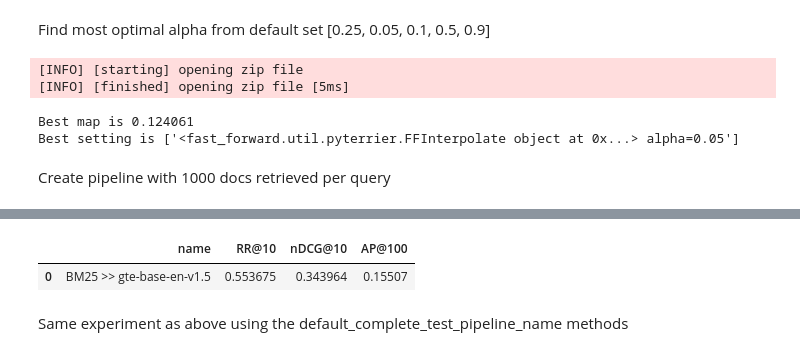
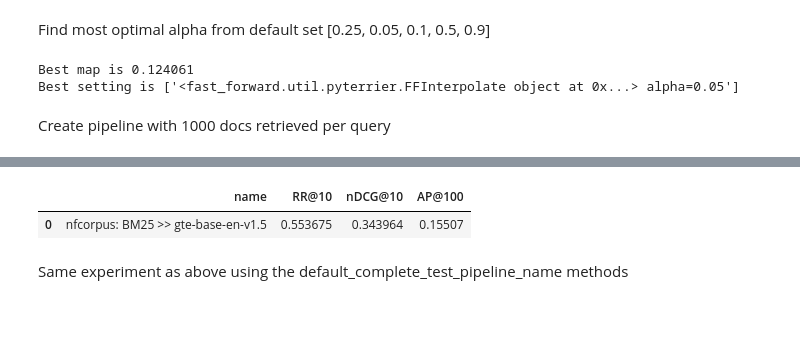
Before and after one commit to anistor09/Neural_Ranking_Models, a Jupyter notebook: gte-base-en-v1.5/experiments/experiments.py.ipynb, the cells around one changed output, grey strips where cells are left out. Saved outputs shown, nothing was run; the diff lists cells and outputs as text; code cells hidden in the pictures; blank space fills up the shorter version.

```diff
--- a/gte-base-en-v1.5/experiments/experiments.py.ipynb
+++ b/gte-base-en-v1.5/experiments/experiments.py.ipynb
@@ -35,5 +32,5 @@ Testing the sparse retrieval
 from experiments_helper import run_single_experiment_name
 
 dataset_test_name = "irds:beir/nfcorpus/test"
-run_single_experiment_name(retriever, dataset_test_name, eval_metrics, "BM25")
+time_fct(run_single_experiment_name, retriever, dataset_test_name, eval_metrics, dataset_name + ": BM25")
 # %% [output]
@@ -61,10 +59,8 @@ dev_set_name = "irds:beir/nfcorpus/dev"
 pipeline_find_alpha = retriever % 100 >> ff_score >> ff_int
 find_optimal_alpha_name(pipeline_find_alpha, ff_int, dev_set_name)
 # %% [output]
-[INFO] [starting] opening zip file
-[INFO] [finished] opening zip file [5ms]
+Best map is 0.124061
+Best setting is ['<fast_forward.util.pyterrier.FFInterpolate object at 0x...> alpha=0.05']
-Best map is 0.124061
-Best setting is ['<fast_forward.util.pyterrier.FFInterpolate object at 0x...> alpha=0.05']
 # %% [markdown]
 Create pipeline with 1000 docs retrieved per query
 # %%
@@ -73,5 +69,7 @@ from experiments_helper import run_single_experiment_name
 dataset_test_name = "irds:beir/nfcorpus/test"
 
 pipeline = retriever % 1000 >> ff_score >> ff_int
-run_single_experiment_name(pipeline, dataset_test_name, eval_metrics, "BM25 >> gte-base-en-v1.5")
+
+time_fct(run_single_experiment_name, pipeline, dataset_test_name, eval_metrics,
+         dataset_name + ": BM25 >> gte-base-en-v1.5")
 # %% [output]
@@ -78,5 +77,5 @@ run_single_experiment_name(pipeline, dataset_test_name, eval_metrics, "BM25 >> g
 |  | name | RR@10 | nDCG@10 | AP@100 |
-| 0 | BM25 >> gte-base-en-v1.5 | 0.553675 | 0.343964 | 0.15507 |
+| 0 | nfcorpus: BM25 >> gte-base-en-v1.5 | 0.553675 | 0.343964 | 0.15507 |
 # %% [markdown]
 Same experiment as above using the default_complete_test_pipeline_name methods
 # %%
```
Also changed, not shown: parts of 18 cells of this notebook, 5 other files.
